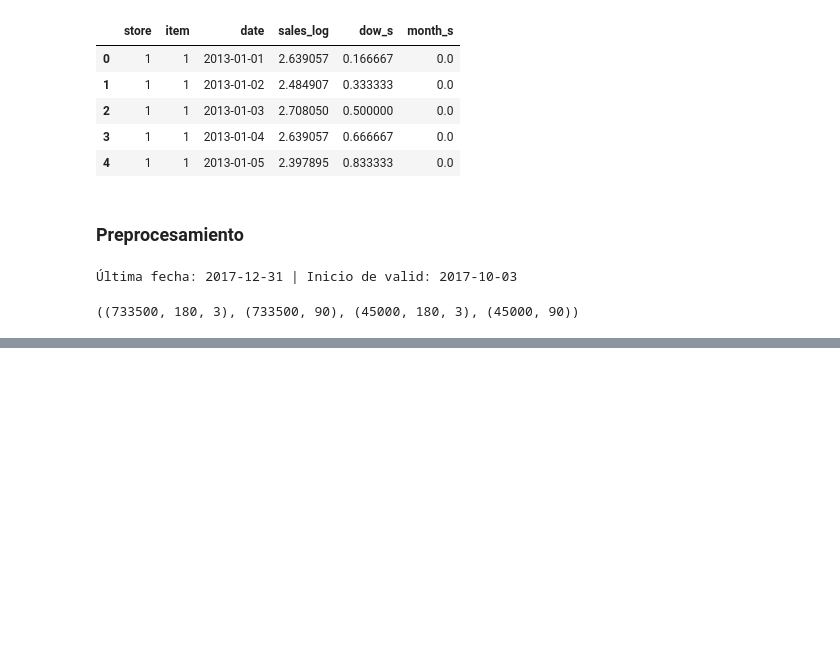
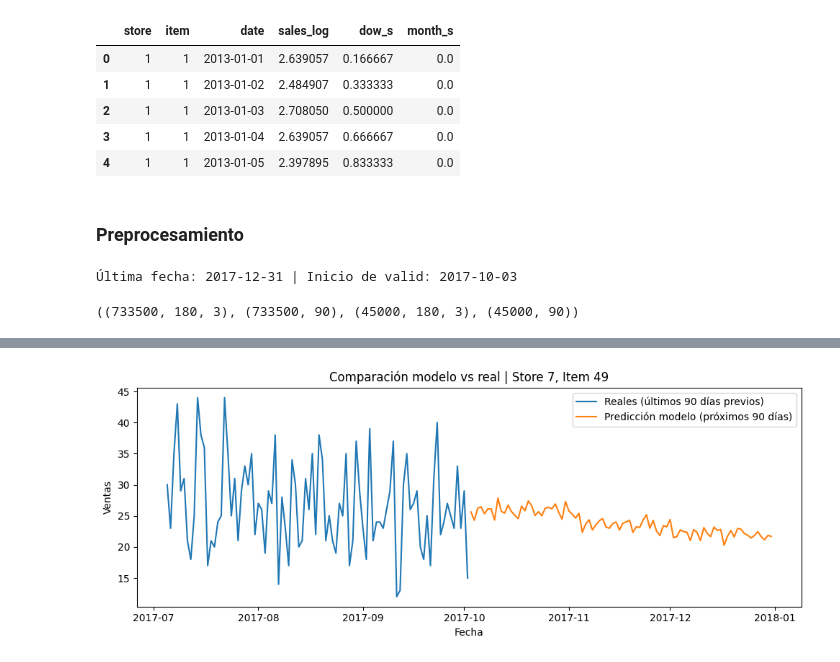
Before and after one commit to SebasJuarez/StoreItemDemand, a Jupyter notebook: StoreItemDemand.ipynb, the cells around one changed output, grey strips where cells are left out. Drawn from its saved outputs; the diff is of its cells as text; code cells hidden in the pictures; blank space fills up the shorter version.

```diff
--- a/StoreItemDemand.ipynb
+++ b/StoreItemDemand.ipynb
@@ -191,0 +531,16 @@ _________________________________________________________________
+# %%
+import json, os
+
+BEST_MODEL_PATH = "best_conv1d_tuned.h5"
+BEST_CFG_PATH   = "best_conv1d_config.json"
+
+assert os.path.exists(BEST_MODEL_PATH), "No se encuentra el modelo guardado."
+best_model = keras.models.load_model(BEST_MODEL_PATH)
+
+best_cfg = None
+if os.path.exists(BEST_CFG_PATH):
+    with open(BEST_CFG_PATH, "r", encoding="utf-8") as f:
+        best_cfg = json.load(f)
+        print("Config cargada:", best_cfg)
+else:
+    print("No hay config JSON, se usan los defaults")
@@ -191,0 +551,78 @@ _________________________________________________________________
+# %%
+best_model = keras.models.load_model("best_conv1d_tuned.h5")
+
+DATA_DIR = "Data"
+TRAIN_PATH = os.path.join(DATA_DIR, "train.csv")
+
+train = pd.read_csv(TRAIN_PATH)
+train["date"] = pd.to_datetime(train["date"])
+train = train.sort_values(["store","item","date"]).reset_index(drop=True)
+
+def winsorize_series(s, k=1.5):
+    q1, q3 = s.quantile(0.25), s.quantile(0.75)
+    iqr = q3 - q1
+    lo, hi = q1 - k*iqr, q3 + k*iqr
+    return s.clip(lower=lo, upper=hi)
+
+train["sales_w"] = train.groupby(["store","item"])["sales"].transform(winsorize_series)
+train["sales_log"] = np.log1p(train["sales_w"])
+train["wday"] = (train["date"].dt.dayofweek + 1).astype(float)
+train["sin_w"] = np.sin(2*np.pi*train["wday"]/7.0)
+train["cos_w"] = np.cos(2*np.pi*train["wday"]/7.0)
+
+feat_cols = ["sales_log","sin_w","cos_w"]
+WINDOW_SIZE = 90
+HORIZON = 90
+
+val_start = train["date"].max() - pd.Timedelta(days=HORIZON - 1)
+
+X_valid, y_valid, meta = [], [], []
+for (st, it), g in train.groupby(["store","item"]):
+    g = g.sort_values("date").reset_index(drop=True)
+    if len(g) < WINDOW_SIZE + HORIZON:
+        continue
+    start = len(g) - (WINDOW_SIZE + HORIZON)
+    Xv = g[feat_cols].values[start:start+WINDOW_SIZE]
+    yv = g["sales_log"].values[start+WINDOW_SIZE:start+WINDOW_SIZE+HORIZON]
+    X_valid.append(Xv)
+    y_valid.append(yv)
+    meta.append((st,it))
+
+X_valid = np.array(X_valid, dtype=np.float32)
+y_valid = np.array(y_valid, dtype=np.float32)
+print("Series evaluadas:", len(X_valid), "| X_valid:", X_valid.shape, "| y_valid:", y_valid.shape)
+
+y_pred_log = best_model.predict(X_valid, verbose=0)
+y_true = np.expm1(y_valid)
+y_pred = np.expm1(y_pred_log).clip(min=0)
+
+def mae(a,b): return np.mean(np.abs(a-b))
+def rmse(a,b): return np.sqrt(np.mean((a-b)**2))
+def mape(a,b): return np.mean(np.abs((a-b)/np.maximum(a,1))) * 100
+
+MAE = mae(y_true, y_pred)
+RMSE = rmse(y_true, y_pred)
+MAPE = mape(y_true, y_pred)
+print(f"Validación Final (últimos 90 días del train)")
+print(f"MAE  = {MAE:.2f}")
+print(f"RMSE = {RMSE:.2f}")
+print(f"MAPE = {MAPE:.2f}%")
+
+idx = np.random.randint(0, len(X_valid))
+st, it = meta[idx]
+print(f"\nGráfica de predicción - Store {st}, Item {it}")
+
+dates = train.query("store==@st and item==@it")["date"].values[-(HORIZON*2):]
+real_vals = train.query("store==@st and item==@it")["sales"].values[-(HORIZON*2):]
+pred_vals = y_pred[idx]
+
+plt.figure(figsize=(10,4))
+plt.plot(dates[:HORIZON], real_vals[:HORIZON], label="Reales (últimos 90 días previos)")
+plt.plot(dates[HORIZON:], pred_vals, label="Predicción modelo (próximos 90 días)")
+plt.title(f"Comparación modelo vs real | Store {st}, Item {it}")
+plt.xlabel("Fecha")
+plt.ylabel("Ventas")
+plt.legend()
+plt.tight_layout()
+plt.show()
+# %% [output]
@@ -191,0 +636 @@ _________________________________________________________________
+[figure, added]
```
Also changed, not shown: parts of 18 cells of this notebook, 5 other files.
